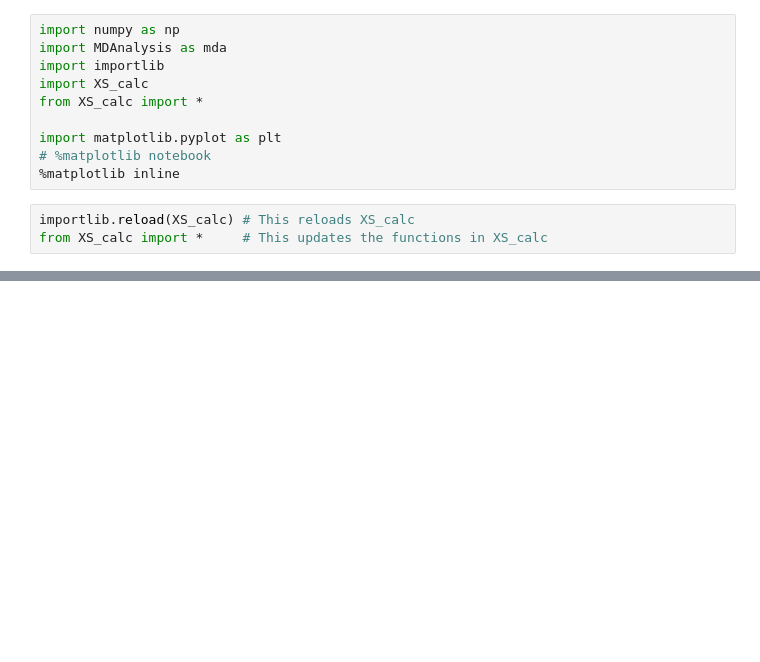
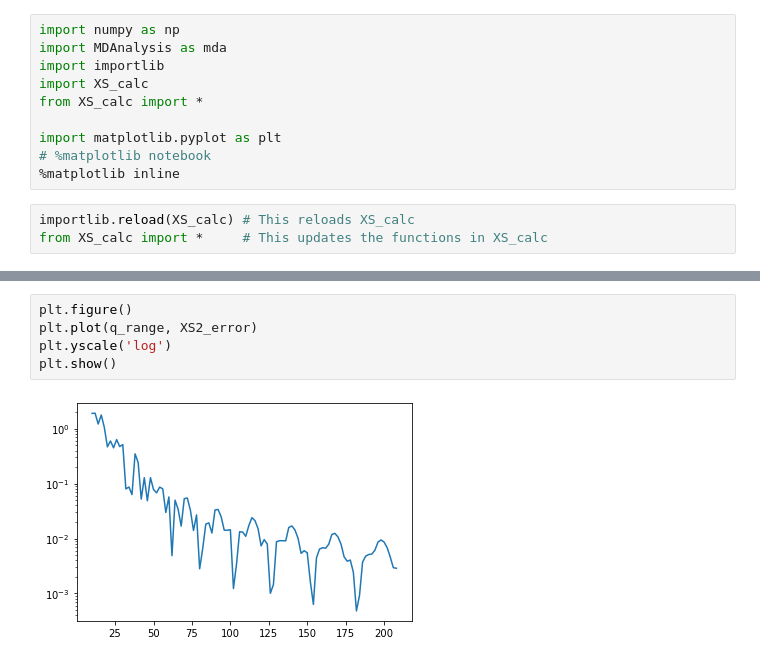
Before and after one commit to arnoldchan1/XS_calc, a Jupyter notebook: Test_spherical_harmonics.ipynb, the cells around one changed output, grey strips where cells are left out. Saved outputs shown, nothing was run; the diff lists cells and outputs as text; blank space fills up the shorter version.

```diff
--- a/Test_spherical_harmonics.ipynb
+++ b/Test_spherical_harmonics.ipynb
@@ -130,0 +226,7 @@ plt.yscale('log')
+# %%
+plt.figure()
+plt.plot(q_range, XS2_error)
+plt.yscale('log')
+plt.show()
+# %% [output]
+[figure, added]
```
Also changed, not shown: parts of 16 cells of this notebook, 1 other file.
